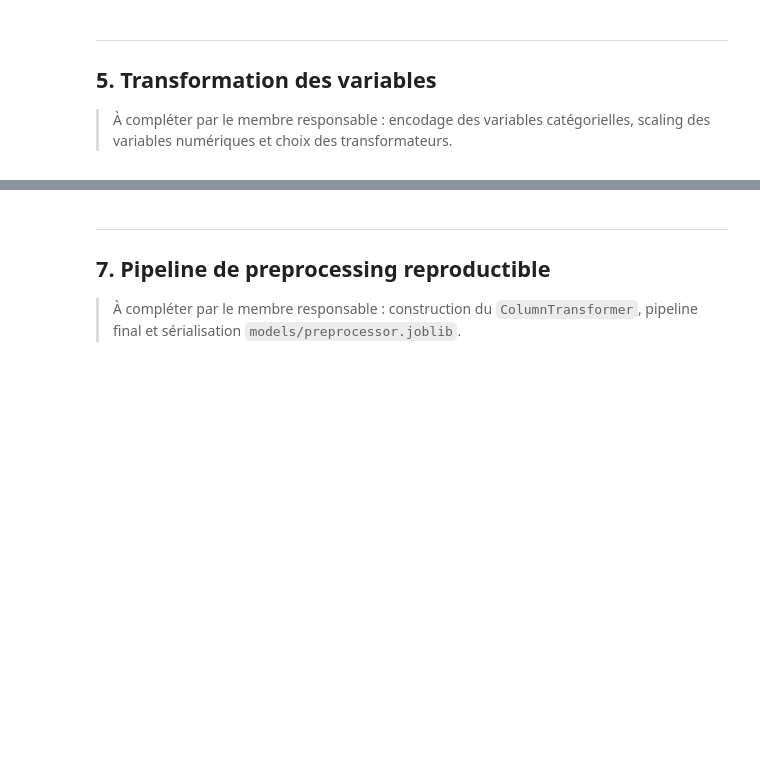
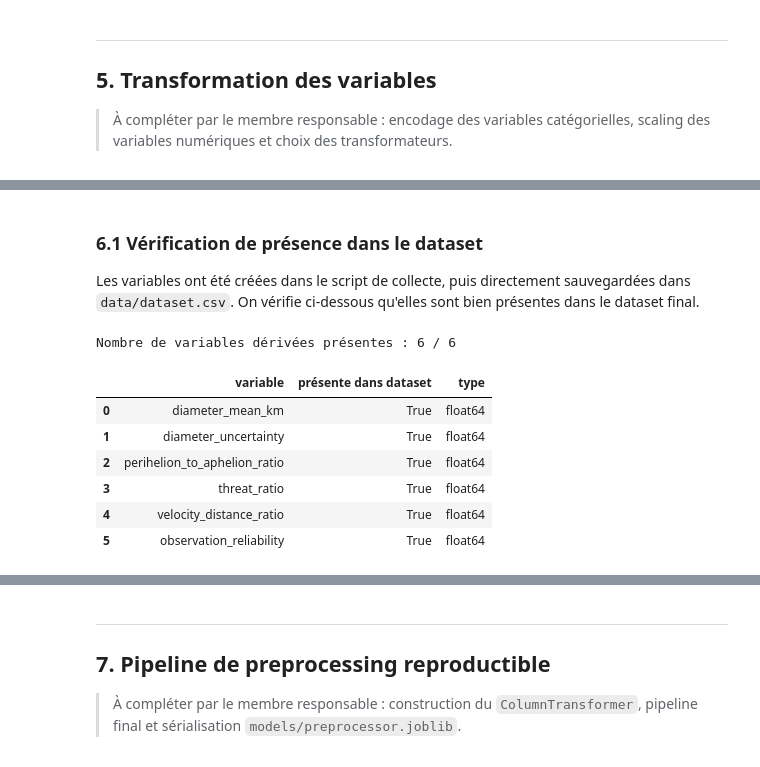
Before and after one commit to zakariyaee/Projet_ML, a Jupyter notebook: notebooks/03_preprocessing.ipynb, the cells around one changed output, grey strips where cells are left out. Saved outputs shown, nothing was run; the diff lists cells and outputs as text; code cells hidden in the pictures; blank space fills up the shorter version.

```diff
--- a/notebooks/03_preprocessing.ipynb
+++ b/notebooks/03_preprocessing.ipynb
@@ -270,0 +324,24 @@ Le rôle de cette partie du notebook est donc de montrer que :
+# %% [markdown]
+### 6.1 Vérification de présence dans le dataset
+
+Les variables ont été créées dans le script de collecte, puis directement sauvegardées dans `data/dataset.csv`. On vérifie ci-dessous qu'elles sont bien présentes dans le dataset final.
+# %%
+engineered_cols = engineered_features["variable"].tolist()
+
+feature_presence = pd.DataFrame({
+    "variable": engineered_cols,
+    "présente dans dataset": [col in df.columns for col in engineered_cols],
+    "type": [str(df[col].dtype) if col in df.columns else "absente" for col in engineered_cols],
+})
+
+print(f"Nombre de variables dérivées présentes : {feature_presence['présente dans dataset'].sum()} / {len(engineered_cols)}")
+display(feature_presence)
+# %% [output]
+Nombre de variables dérivées présentes : 6 / 6
+|  | variable | présente dans dataset | type |
+| 0 | diameter_mean_km | True | float64 |
+| 1 | diameter_uncertainty | True | float64 |
+| 2 | perihelion_to_aphelion_ratio | True | float64 |
+| 3 | threat_ratio | True | float64 |
+| 4 | velocity_distance_ratio | True | float64 |
+| 5 | observation_reliability | True | float64 |
```
Also changed, not shown: parts of 7 cells of this notebook.
